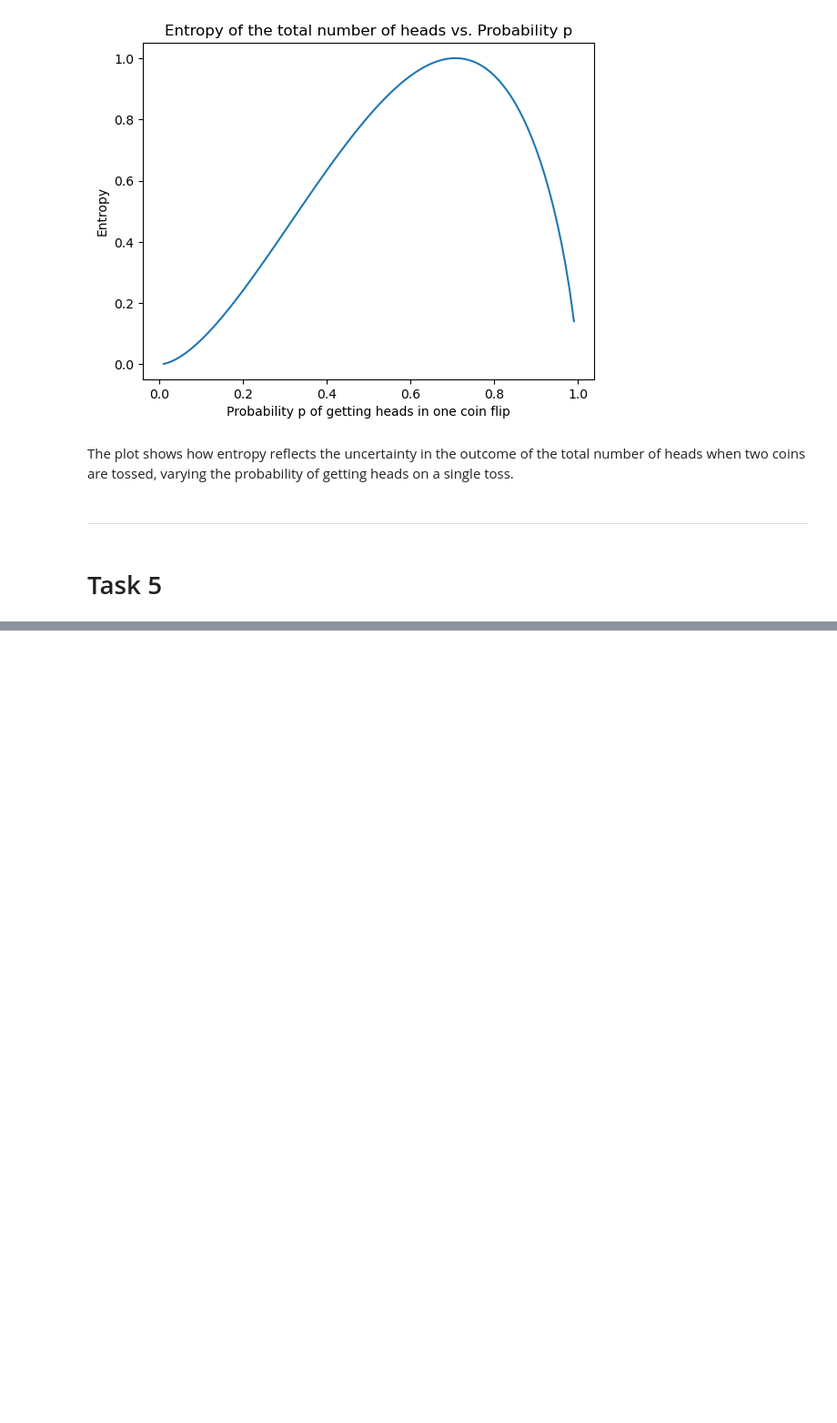
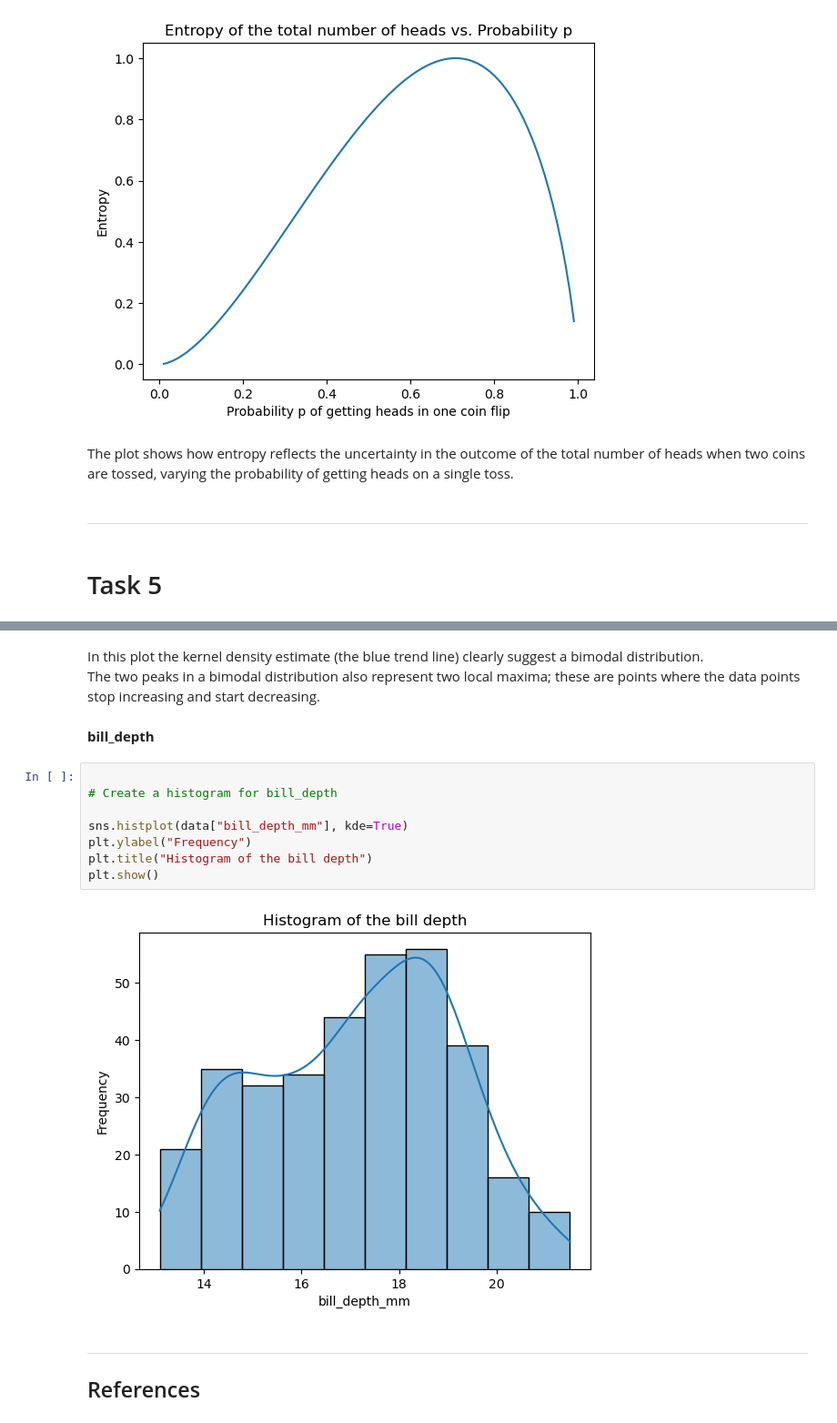
Before and after one commit to jalaca91/Fundamentals-data-analysis, a Jupyter notebook: tasks.ipynb, the cells around one changed output, grey strips where cells are left out. Shown: that part at 91% size. Saved outputs shown, nothing was run; the diff lists cells and outputs as text; blank space fills up the shorter version.

Commit message:
starting task 5 + references

```diff
--- a/tasks.ipynb
+++ b/tasks.ipynb
@@ -453,0 +547,18 @@ The plot shows how entropy reflects the uncertainty in the outcome of the total
+# %% [markdown]
+In this plot the kernel density estimate (the blue trend line) clearly suggest a bimodal distribution.
+The two peaks in a bimodal distribution also represent two local maxima; these are points where the data points stop increasing and start decreasing.
+# %% [markdown]
+**bill_depth**
+# %%
+
+# Create a histogram for bill_depth
+
+sns.histplot(data["bill_depth_mm"], kde=True)
+plt.ylabel("Frequency")
+plt.title("Histogram of the bill depth")
+plt.show()
+# %% [output]
+[figure, added]
+# %% [markdown]
+***
+## References
```
Also changed, not shown: parts of 19 cells of this notebook.
